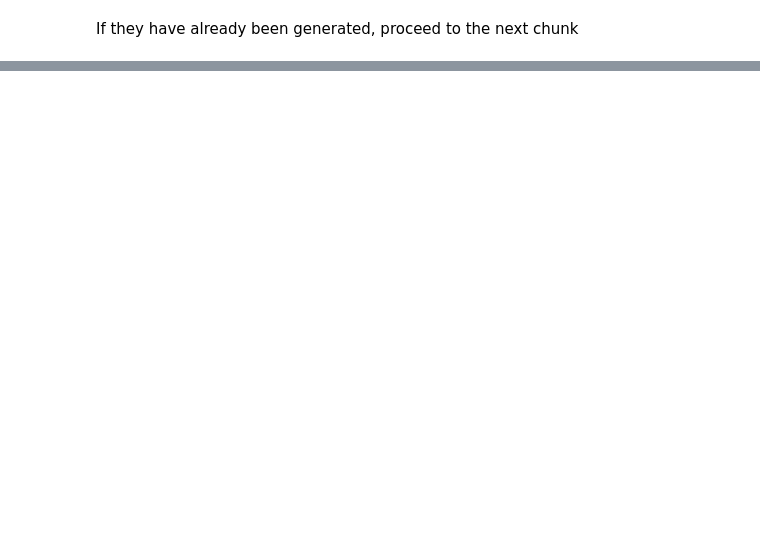
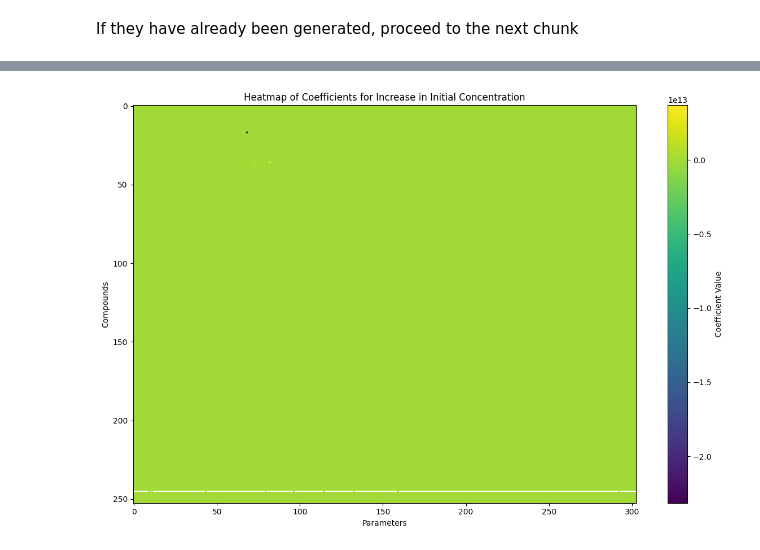
Before and after one commit to carothersresearch/ECFERS, a Jupyter notebook: notebooks/perturb_and_collect.ipynb, the cells around one changed output, grey strips where cells are left out. Cells and saved outputs as stored; diff of their text form; code cells hidden in the pictures; blank space fills up the shorter version.

```diff
--- a/notebooks/perturb_and_collect.ipynb
+++ b/notebooks/perturb_and_collect.ipynb
@@ -309,0 +457,25 @@ plt.show()
+# %%
+# Convert the DataFrame to a numpy array for plotting
+heatmap_array2 = heatmap_data2.astype(float).values
+
+# Create the heatmap using matplotlib
+plt.figure(figsize=(12, 8))
+plt.imshow(heatmap_array2, aspect='auto', cmap='viridis', interpolation='nearest')
+
+# Add color bar
+plt.colorbar(label='Coefficient Value')
+
+# # Set the ticks and labels
+# plt.xticks(ticks=np.arange(len(parameters)), labels=parameters, rotation=45, ha='right')
+# plt.yticks(ticks=np.arange(len(observed_values)), labels=observed_values)
+
+# Add labels and title
+plt.xlabel('Parameters')
+plt.ylabel('Compounds')
+plt.title('Heatmap of Coefficients for Increase in Initial Concentration')
+
+# Display the plot
+plt.tight_layout()
+plt.show()
+# %% [output]
+[figure, added]
```
Also changed, not shown: parts of 22 cells of this notebook, 4 other files.
